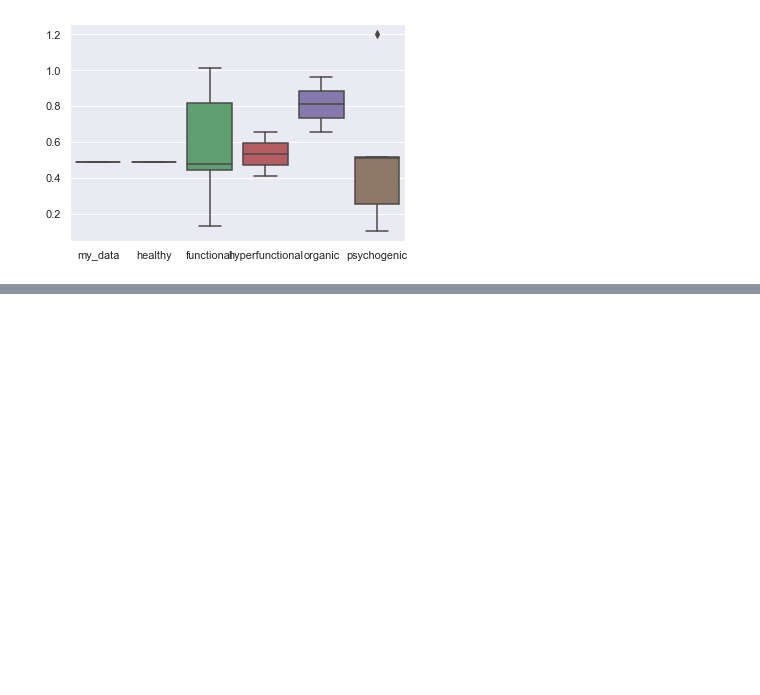
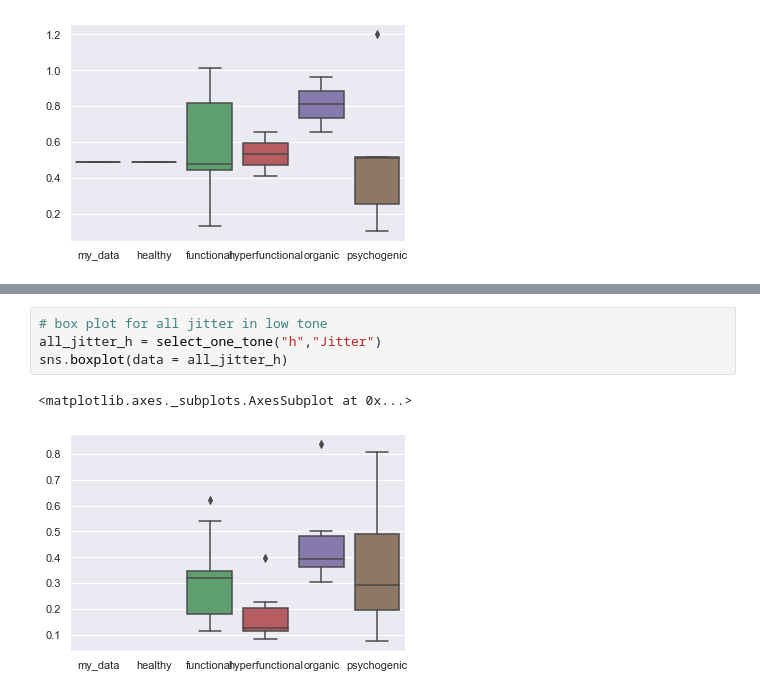
Before and after one commit to leochoo/VoiceDisorderSVM, a Jupyter notebook: SVD jitter shimmer hnr.ipynb, the cells around one changed output, grey strips where cells are left out. Drawn from its saved outputs; the diff is of its cells as text; blank space fills up the shorter version.

```diff
--- a/SVD jitter shimmer hnr.ipynb
+++ b/SVD jitter shimmer hnr.ipynb
@@ -312,0 +331,7 @@ def select_from_many_data(_dict_df, _tone, _syllab, _param):
+# %%
+# box plot for all jitter in low tone
+all_jitter_h = select_one_tone("h","Jitter")
+sns.boxplot(data = all_jitter_h)
+# %% [output]
+<matplotlib.axes._subplots.AxesSubplot at 0x...>
+[figure, added]
```
Also changed, not shown: parts of 8 cells of this notebook.
